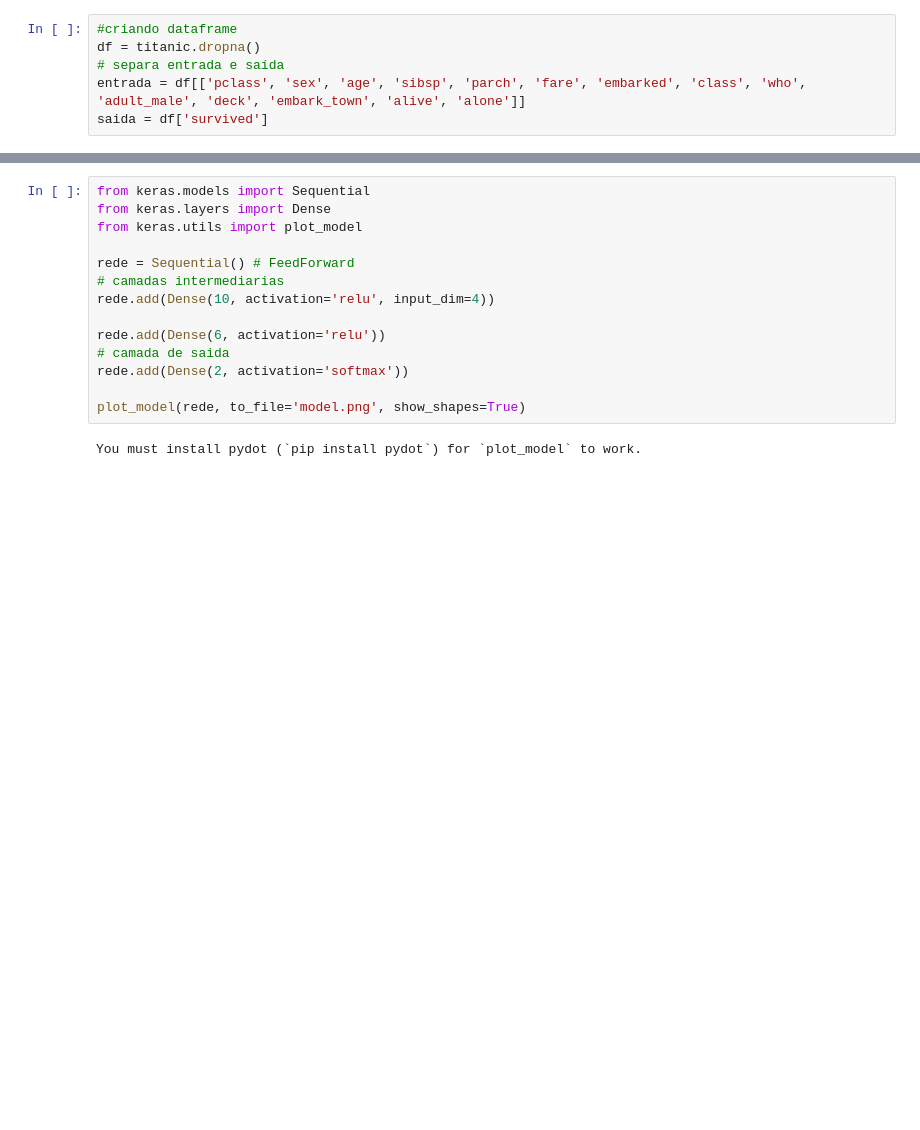
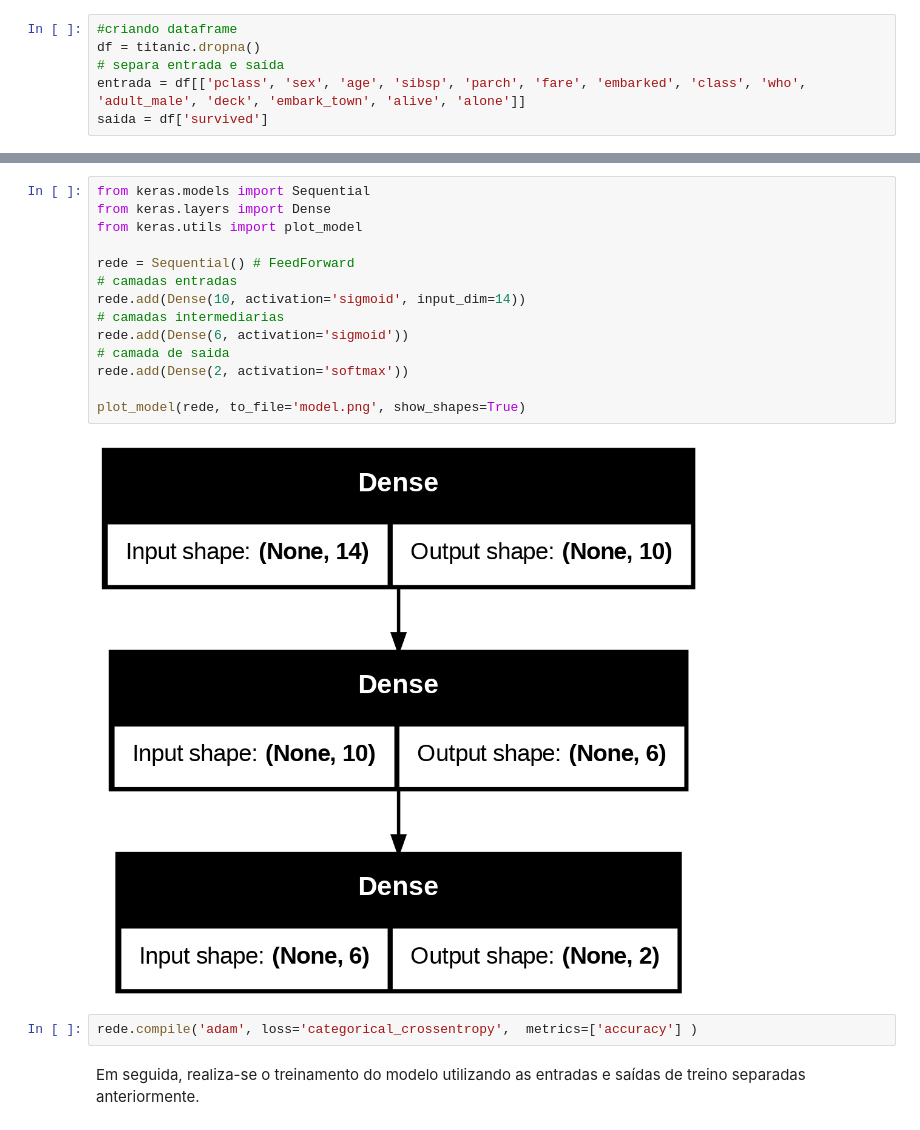
Before and after one commit to vmayres/CCI230_InteligenciaArtificial, a Jupyter notebook: MLP/MLP.ipynb, the cells around one changed output, grey strips where cells are left out. Drawn from its saved outputs; the diff is of its cells as text; blank space fills up the shorter version.

```diff
--- a/MLP/MLP.ipynb
+++ b/MLP/MLP.ipynb
@@ -38,16 +71,20 @@ y = label_encoder.fit_transform(x)
 # %%
 from keras.models import Sequential
 from keras.layers import Dense
 from keras.utils import plot_model
 
 rede = Sequential() # FeedForward
+# camadas entradas
+rede.add(Dense(10, activation='sigmoid', input_dim=14))
 # camadas intermediarias
-rede.add(Dense(10, activation='relu', input_dim=4))
-
-rede.add(Dense(6, activation='relu'))
+rede.add(Dense(6, activation='sigmoid'))
 # camada de saida
 rede.add(Dense(2, activation='softmax'))
 
 plot_model(rede, to_file='model.png', show_shapes=True)
 # %% [output]
-You must install pydot (`pip install pydot`) for `plot_model` to work.
+[figure, added]
+# %%
+rede.compile('adam', loss='categorical_crossentropy',  metrics=['accuracy'] )
+# %% [markdown]
+Em seguida, realiza-se o treinamento do modelo utilizando as entradas e saídas de treino separadas anteriormente.
```
Also changed, not shown: parts of 19 cells of this notebook.
